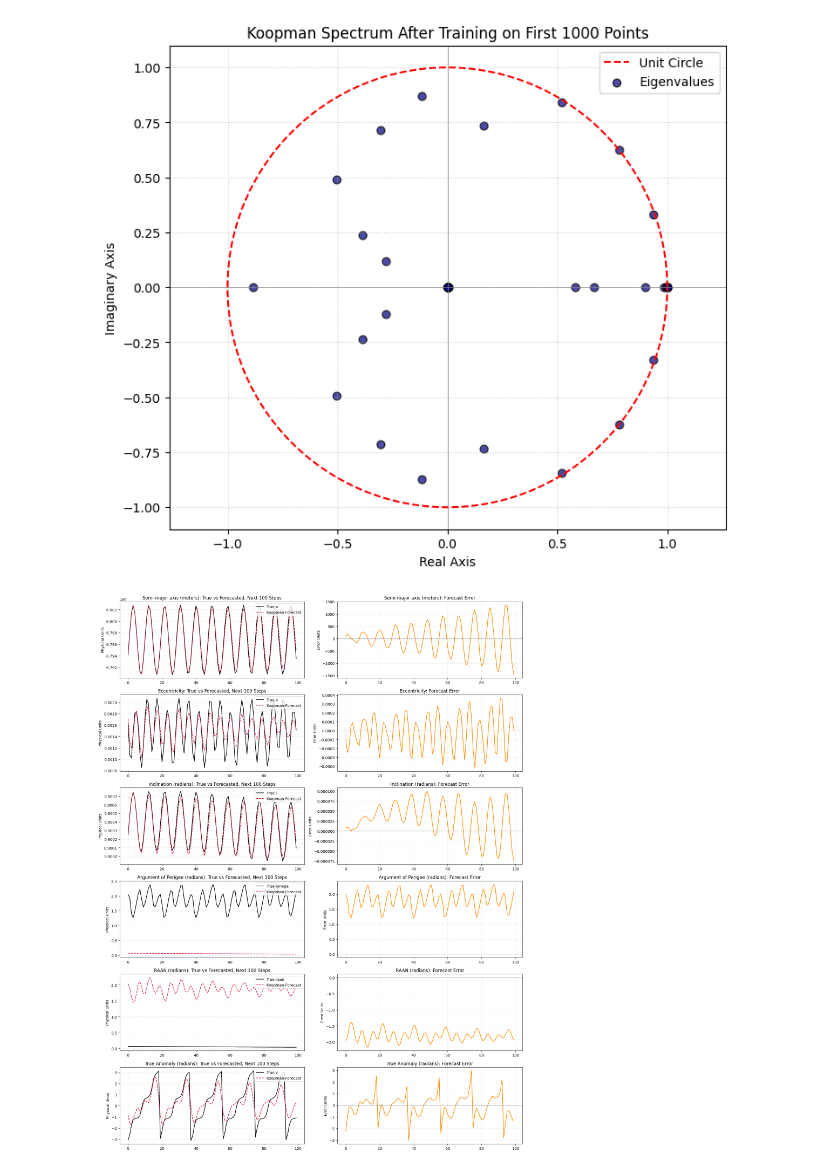
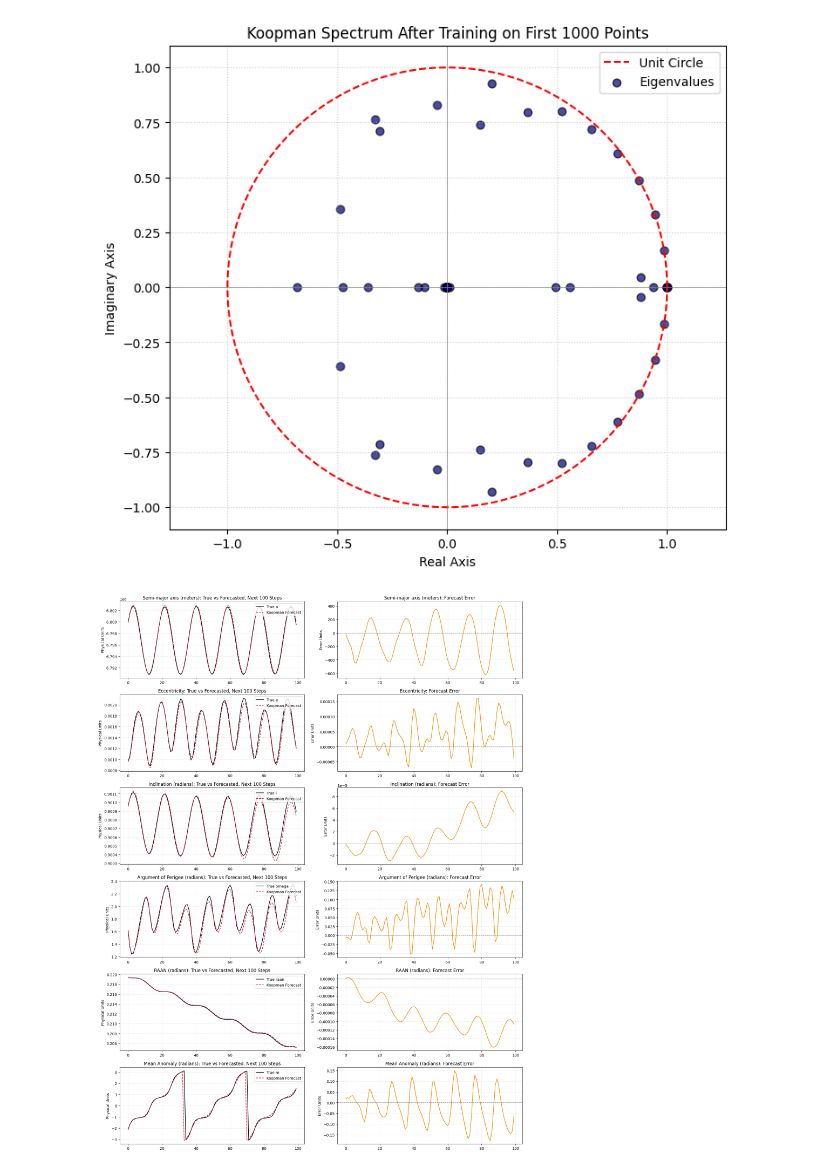
Before and after one commit to SS26-27-JMU-Praktikum-Koopman-EDMD/orekit-propagator, a Jupyter notebook: src/edmd.ipynb, the cells around one changed output. Cells and saved outputs as stored; diff of their text form; code cells hidden in the pictures.

```diff
--- a/src/edmd.ipynb
+++ b/src/edmd.ipynb
@@ -18,7 +18,9 @@ except FileNotFoundError as e:
         "'lifted_orbit_data.csv' are in your working directory."
     )
 
-Z = df_lifted.values
+#Z = df_lifted.values
+state_cols = [c for c in df_lifted.columns if c != 't']
+Z = df_lifted[state_cols].values
 n_samples, n_dim = Z.shape
 
 print("=== DATA SETUP ===")
@@ -136,17 +138,53 @@ true_raw_future = df_raw.iloc[N_train:N_train + N_forecast].copy().reset_index(d
 # columns 1:7 are:
 # ['a', 'e', 'i', 'omega', 'raan', 'v']
 
-pred_raw_future = pd.DataFrame(
-    Z_forecast[:, 1:7],
-    columns=['a', 'e', 'i', 'omega', 'raan', 'v']
-)
+# pred_raw_future = pd.DataFrame(
+#     Z_forecast[:, 1:7],
+#     columns=['a', 'e', 'i', 'omega', 'raan', 'm']
+# )
 
-# Inverse transform a and e
+# pred_raw_future = pd.DataFrame(
+#     Z_forecast[:, 1:7],
+#     columns=['a', 'e', 'i', 'omega', 'raan', 'm']
+# )
+
+
+pred_raw_future = pd.DataFrame()
+
+# a, e directly from lifted columns
+pred_raw_future['a'] = Z_forecast[:, state_cols.index('a')]
+pred_raw_future['e'] = Z_forecast[:, state_cols.index('e')]
+
+# inverse scale a and e
 pred_raw_future[['a', 'e']] = scaler_ae.inverse_transform(
     pred_raw_future[['a', 'e']]
 )
 
-angles = ['i', 'omega', 'raan', 'v']
+# inclination can stay direct
+pred_raw_future['i'] = Z_forecast[:, state_cols.index('i')]
+
+# angles recovered from sin/cos features, not direct angle columns
+pred_raw_future['omega'] = np.arctan2(
+    Z_forecast[:, state_cols.index('sin_1omega')],
+    Z_forecast[:, state_cols.index('cos_1omega')]
+)
+
+pred_raw_future['raan'] = np.arctan2(
+    Z_forecast[:, state_cols.index('sin_1raan')],
+    Z_forecast[:, state_cols.index('cos_1raan')]
+)
+
+pred_raw_future['m'] = np.arctan2(
+    Z_forecast[:, state_cols.index('sin_1m')],
+    Z_forecast[:, state_cols.index('cos_1m')]
+)
+
+# # Inverse transform a and e
+# pred_raw_future[['a', 'e']] = scaler_ae.inverse_transform(
+#     pred_raw_future[['a', 'e']]
+# )
+
+angles = ['i', 'omega', 'raan', 'm']
 
 
 # ==============================================================================
@@ -155,7 +193,7 @@ angles = ['i', 'omega', 'raan', 'v']
 
 errors = pd.DataFrame()
 
-for col in ['a', 'e', 'i', 'omega', 'raan', 'v']:
+for col in ['a', 'e', 'i', 'omega', 'raan', 'm']:
 
     true_vals = true_raw_future[col].values
     pred_vals = pred_raw_future[col].values
@@ -171,7 +209,7 @@ for col in ['a', 'e', 'i', 'omega', 'raan', 'v']:
 
 
 print("=== ERROR SUMMARY FOR NEXT 100 FORECASTED STEPS ===")
-for col in ['a', 'e', 'i', 'omega', 'raan', 'v']:
+for col in ['a', 'e', 'i', 'omega', 'raan', 'm']:
     rmse = np.sqrt(np.mean(errors[col].values ** 2))
     mae = np.mean(np.abs(errors[col].values))
 
@@ -241,7 +279,7 @@ feature_names = {
     'i': 'Inclination (radians)',
     'omega': 'Argument of Perigee (radians)',
     'raan': 'RAAN (radians)',
-    'v': 'True Anomaly (radians)'
+    'm': 'Mean Anomaly (radians)'
 }
 
 fig, axes = plt.subplots(
@@ -322,5 +360,5 @@ Max Eigenvalue Magnitude: 1.00104
-[figure, old version]
+[figure, new version]
-[figure, old version]
+[figure, new version]
 # %%
 import numpy as np
 import pandas as pd
```
Also changed, not shown: parts of 2 cells of this notebook.
